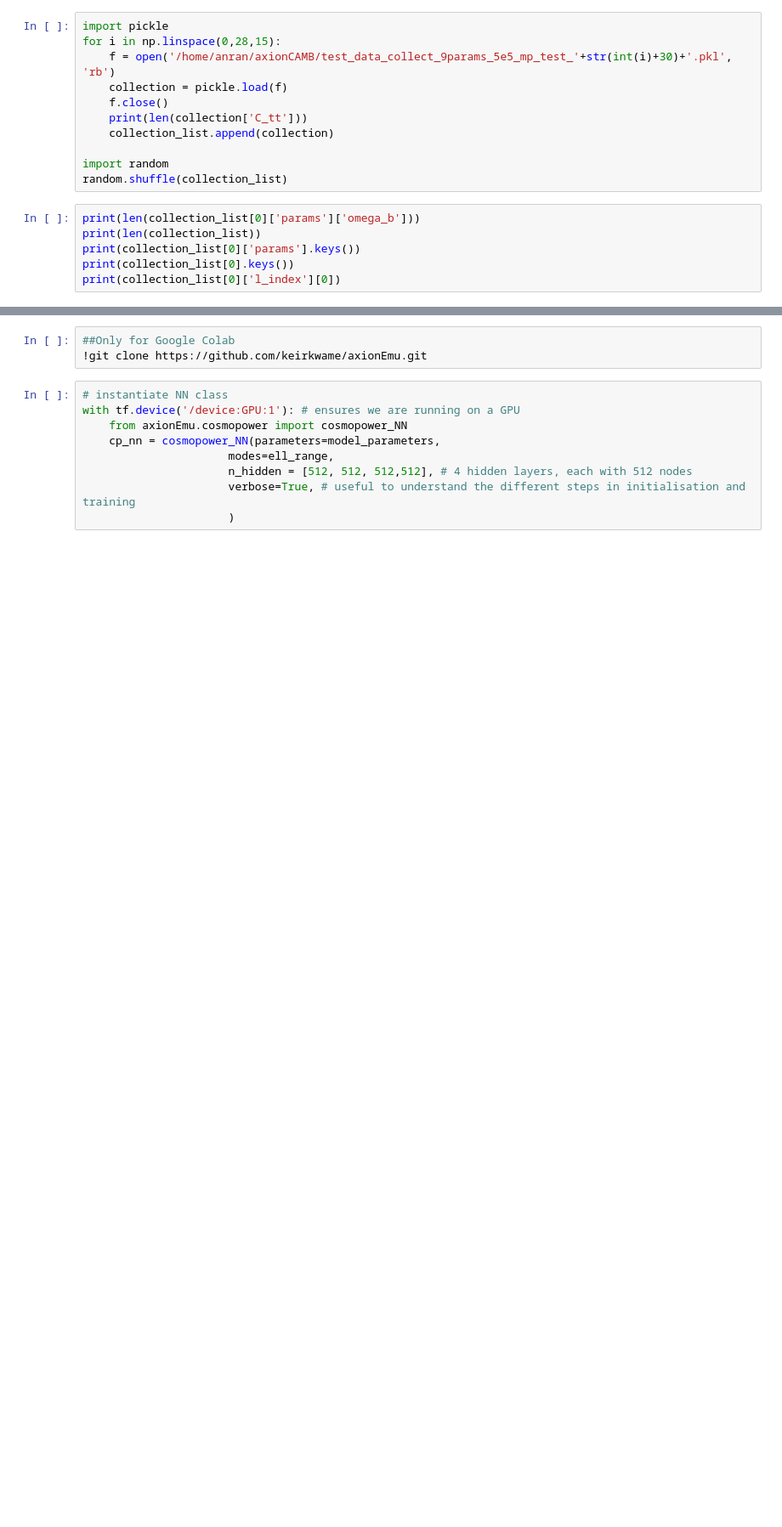
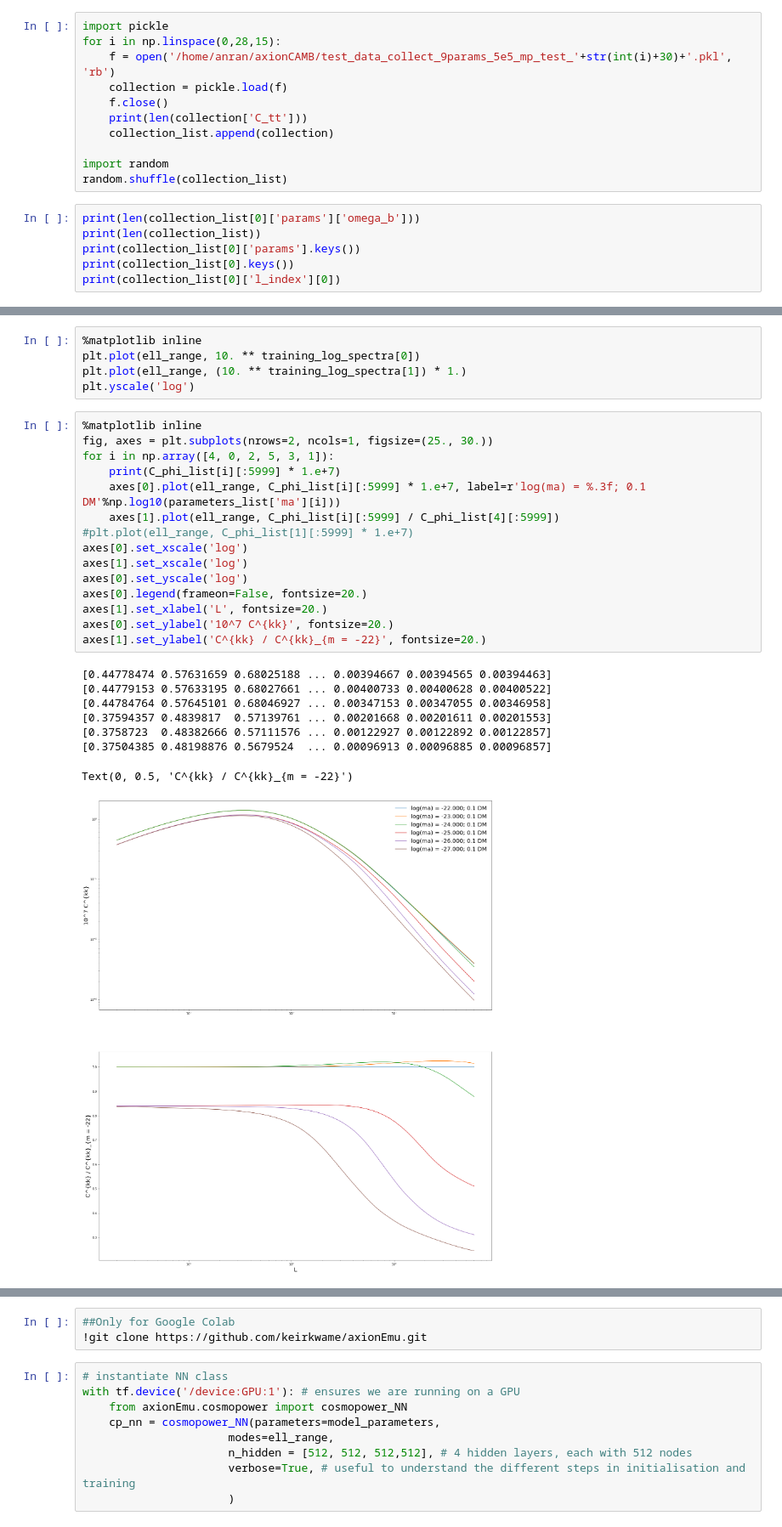
Before and after one commit to keirkwame/axionEmu, a Jupyter notebook: emulator_NN_phiphi_training.ipynb, the cells around one changed output, grey strips where cells are left out. Shown at 85% size. Cells and saved outputs as stored; diff of their text form; blank space fills up the shorter version.

```diff
--- a/emulator_NN_phiphi_training.ipynb
+++ b/emulator_NN_phiphi_training.ipynb
@@ -168,0 +206,29 @@ plt.plot(ell_range, (10. ** training_log_spectra[-1]) * ell_range * (ell_range +
+# %%
+%matplotlib inline
+plt.plot(ell_range, 10. ** training_log_spectra[0])
+plt.plot(ell_range, (10. ** training_log_spectra[1]) * 1.)
+plt.yscale('log')
+# %%
+%matplotlib inline
+fig, axes = plt.subplots(nrows=2, ncols=1, figsize=(25., 30.))
+for i in np.array([4, 0, 2, 5, 3, 1]):
+    print(C_phi_list[i][:5999] * 1.e+7)
+    axes[0].plot(ell_range, C_phi_list[i][:5999] * 1.e+7, label=r'log(ma) = %.3f; 0.1 DM'%np.log10(parameters_list['ma'][i]))
+    axes[1].plot(ell_range, C_phi_list[i][:5999] / C_phi_list[4][:5999])
+#plt.plot(ell_range, C_phi_list[1][:5999] * 1.e+7)
+axes[0].set_xscale('log')
+axes[1].set_xscale('log')
+axes[0].set_yscale('log')
+axes[0].legend(frameon=False, fontsize=20.)
+axes[1].set_xlabel('L', fontsize=20.)
+axes[0].set_ylabel('10^7 C^{kk}', fontsize=20.)
+axes[1].set_ylabel('C^{kk} / C^{kk}_{m = -22}', fontsize=20.)
+# %% [output]
+[0.44778474 0.57631659 0.68025188 ... 0.00394667 0.00394565 0.00394463]
+[0.44779153 0.57633195 0.68027661 ... 0.00400733 0.00400628 0.00400522]
+[0.44784764 0.57645101 0.68046927 ... 0.00347153 0.00347055 0.00346958]
+[0.37594357 0.4839817  0.57139761 ... 0.00201668 0.00201611 0.00201553]
+[0.3758723  0.48382666 0.57111576 ... 0.00122927 0.00122892 0.00122857]
+[0.37504385 0.48198876 0.5679524  ... 0.00096913 0.00096885 0.00096857]
+Text(0, 0.5, 'C^{kk} / C^{kk}_{m = -22}')
+[figure, added]
```
Also changed, not shown: parts of 21 cells of this notebook, 19 other files.
